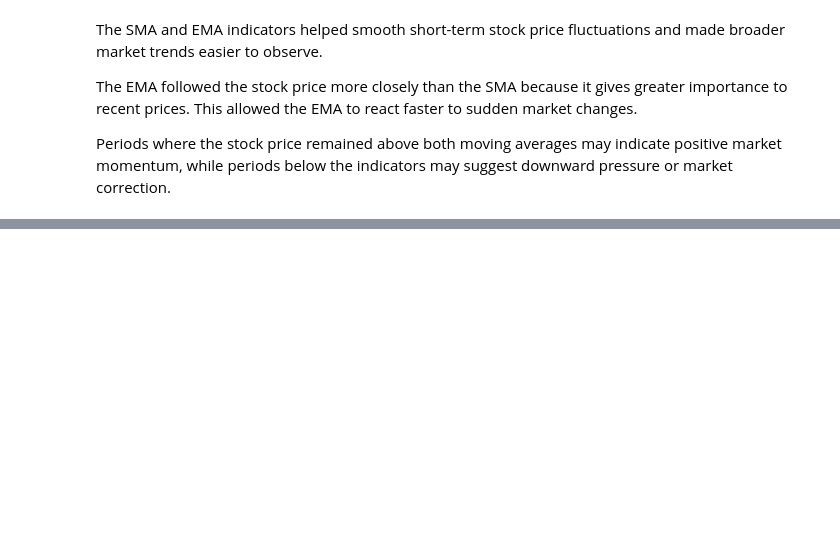
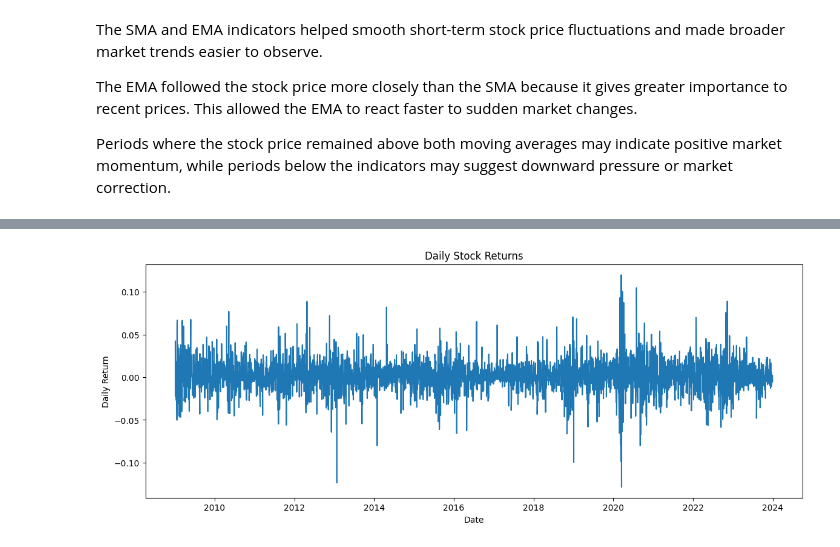
Before and after one commit to Dana-21-21/news-sentiment-analysis, a Jupyter notebook: notebooks/stock_price_analysis.ipynb, the cells around one changed output, grey strips where cells are left out. Cells and saved outputs as stored; diff of their text form; code cells hidden in the pictures; blank space fills up the shorter version.

```diff
--- a/notebooks/stock_price_analysis.ipynb
+++ b/notebooks/stock_price_analysis.ipynb
@@ -124,0 +201,16 @@ Periods where the stock price remained above both moving averages may indicate p
+# %%
+df["Daily_Return"] = df["Close"].pct_change()
+# %%
+plt.figure(figsize=(14,5))
+
+plt.plot(df.index, df["Daily_Return"])
+
+plt.title("Daily Stock Returns")
+
+plt.xlabel("Date")
+
+plt.ylabel("Daily Return")
+
+plt.show()
+# %% [output]
+[figure, added]
```
Also changed, not shown: parts of 9 cells of this notebook, 1 other file.
